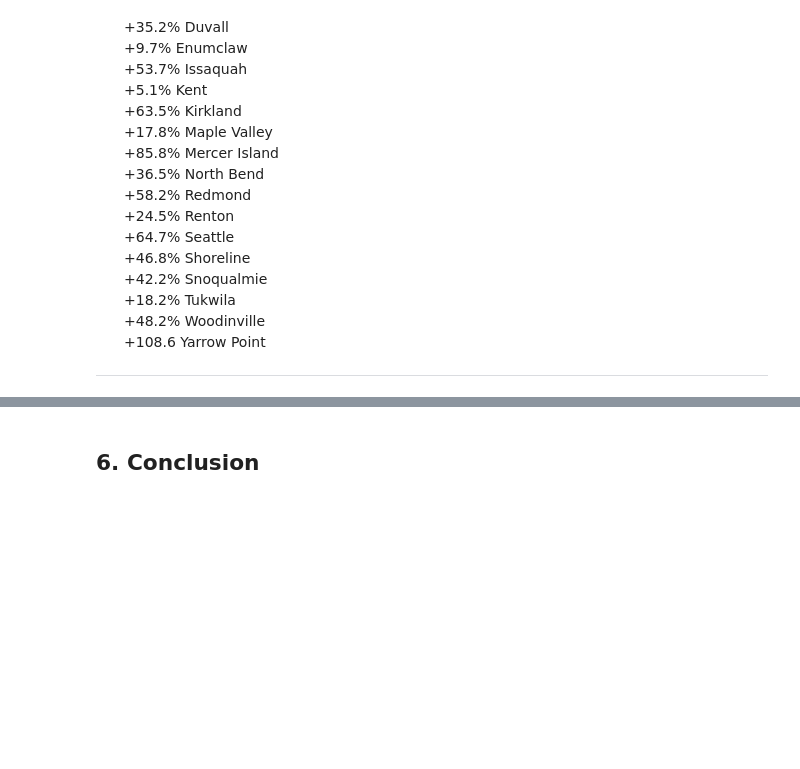
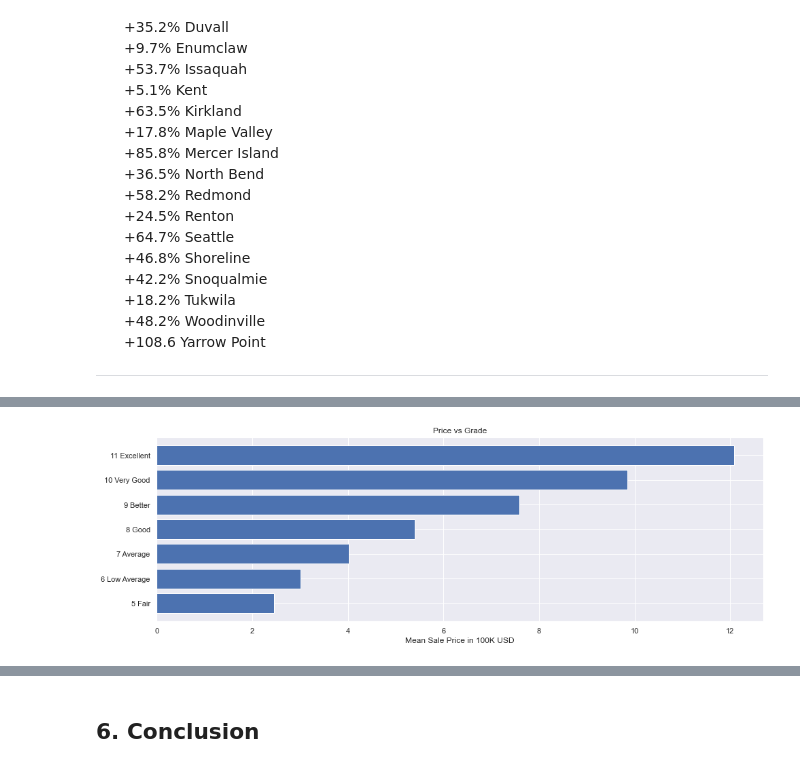
Before and after one commit to rusalka013/King-County-House-Sales-Project, a Jupyter notebook: King-County-House-Sales-Project.ipynb, the cells around one changed output, grey strips where cells are left out. Saved outputs shown, nothing was run; the diff lists cells and outputs as text; code cells hidden in the pictures; blank space fills up the shorter version.

```diff
--- a/King-County-House-Sales-Project.ipynb
+++ b/King-County-House-Sales-Project.ipynb
@@ -2323,0 +2309,3 @@ plt.savefig('Sale price vs City.png', bbox_inches='tight');
+# %%
+df_grade = df.groupby(['grade']).mean().sort_values('price', ascending = True)
+df_grade.head()
@@ -2323,0 +2320,13 @@ plt.savefig('Sale price vs City.png', bbox_inches='tight');
+# %%
+fig, ax = plt.subplots(figsize=(16, 5))
+
+# Plot data
+ax.barh(df_grade.index, df_grade.price/100000)
+
+# Customize appearance
+ax.tick_params(axis="x", labelrotation=0)
+ax.set_xlabel("Mean Sale Price in 100K USD")
+ax.set_title("Price vs Grade")
+plt.savefig('Price vs Grade.png', bbox_inches='tight');
+# %% [output]
+[figure, added]
```
Also changed, not shown: parts of 27 cells of this notebook, 9 other files.
